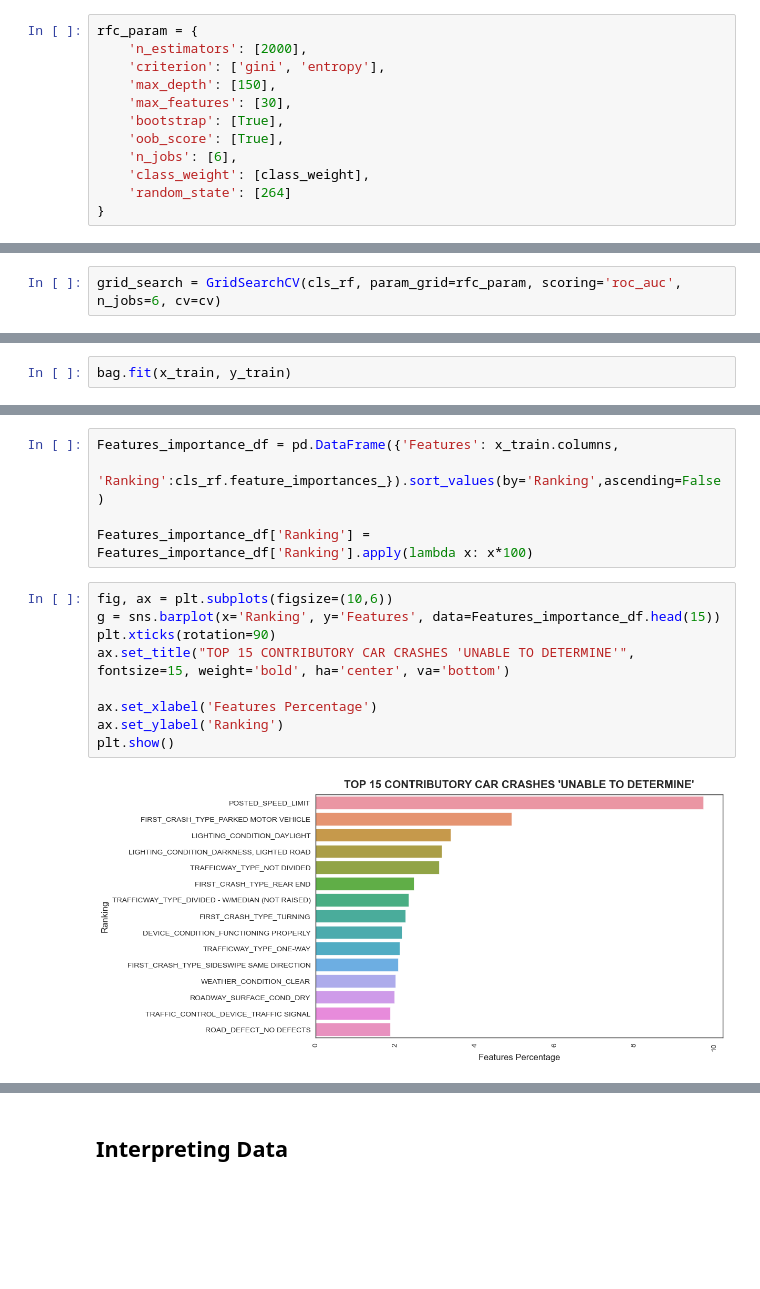
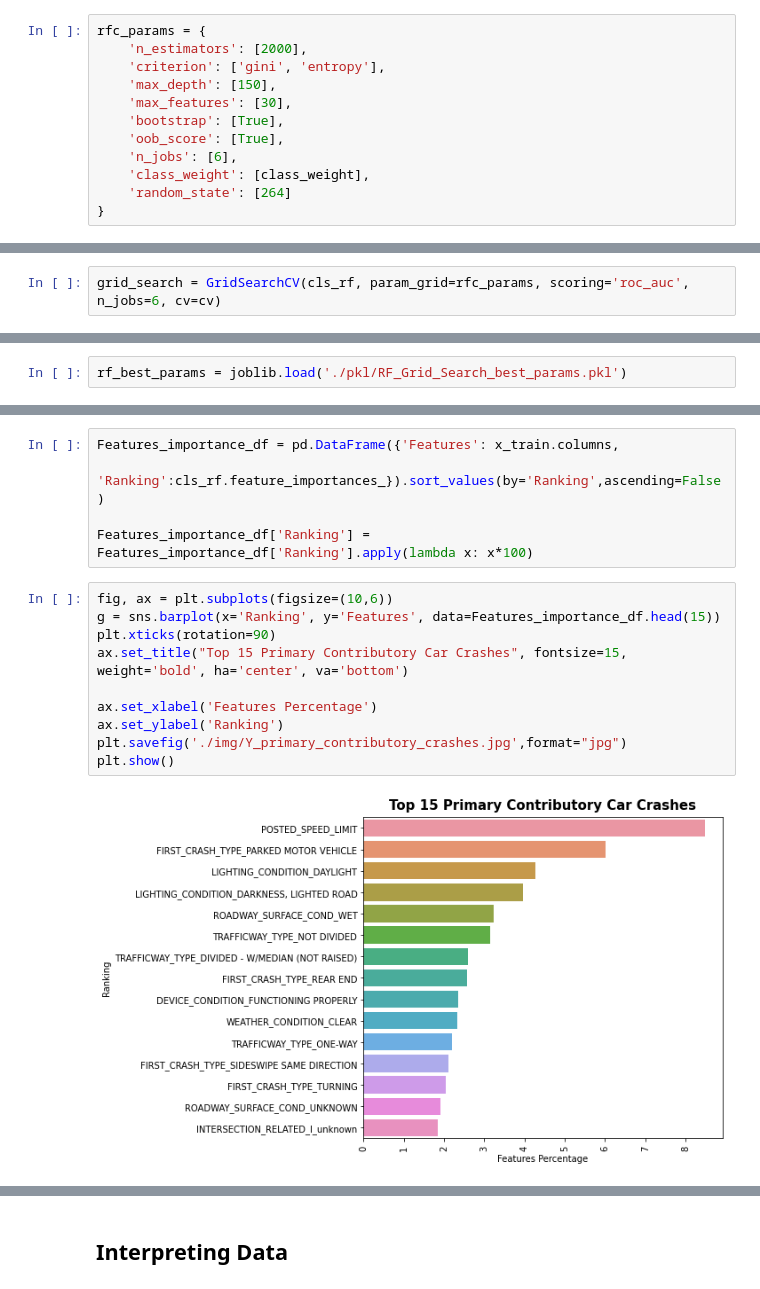
Before and after one commit to akladyous/Chicago_Car_Crashes, a Jupyter notebook: Chicago_Car_Crashes.ipynb, the cells around one changed output, grey strips where cells are left out. Saved outputs shown, nothing was run; the diff lists cells and outputs as text; blank space fills up the shorter version.

```diff
--- a/Chicago_Car_Crashes.ipynb
+++ b/Chicago_Car_Crashes.ipynb
@@ -575,7 +553,7 @@ ROC_AUC Test: 0.7376198010166575
 # %% [markdown]
 ## RandomForestClassifier: Hyperparameters with GridSearchCV
 # %%
-rfc_param = {
+rfc_params = {
     'n_estimators': [2000],
     'criterion': ['gini', 'entropy'],
     'max_depth': [150],
@@ -589,7 +571,7 @@ rfc_param = {
 # %%
 cv = RepeatedStratifiedKFold(n_splits=10, n_repeats=1, random_state=264)
 # %%
-grid_search = GridSearchCV(cls_rf, param_grid=rfc_param, scoring='roc_auc', n_jobs=6, cv=cv)
+grid_search = GridSearchCV(cls_rf, param_grid=rfc_params, scoring='roc_auc', n_jobs=6, cv=cv)
 # %%
 grid_search.fit(x_train, np.ravel(np.array(y_train)))
 # %% [output]
@@ -629,3 +597,5 @@ Best Score           0.6364872838089835
+# %%
+rf_best_params = joblib.load('./pkl/RF_Grid_Search_best_params.pkl')
 # %%
 cls_rf = RandomForestClassifier(**rf_best_params)
 # %%
@@ -646,2 +607,0 @@ bag = BaggingClassifier(base_estimator=cls_rf,n_estimators=1000, max_samples=10,
-# %%
-bag.fit(x_train, y_train)
@@ -692,14 +630,15 @@ Features_importance_df['Ranking'] = Features_importance_df['Ranking'].apply(lamb
 # %%
 fig, ax = plt.subplots(figsize=(10,6))
 g = sns.barplot(x='Ranking', y='Features', data=Features_importance_df.head(15))
 plt.xticks(rotation=90)
-ax.set_title("TOP 15 CONTRIBUTORY CAR CRASHES 'UNABLE TO DETERMINE'", fontsize=15, weight='bold', ha='center', va='bottom')
+ax.set_title("Top 15 Primary Contributory Car Crashes", fontsize=15, weight='bold', ha='center', va='bottom')
 
 ax.set_xlabel('Features Percentage')
 ax.set_ylabel('Ranking')
+plt.savefig('./img/Y_primary_contributory_crashes.jpg',format="jpg")
 plt.show()
 # %% [output]
-[figure, old version]
+[figure, new version]
 # %%
 pcc = df_features.PRIM_CONTRIBUTORY_CAUSE.value_counts(normalize=True).apply(lambda x:x*100).sort_values(ascending=False)
 pcc=pcc[pcc>=2]
```
Also changed, not shown: parts of 56 cells of this notebook, 24 other files.
